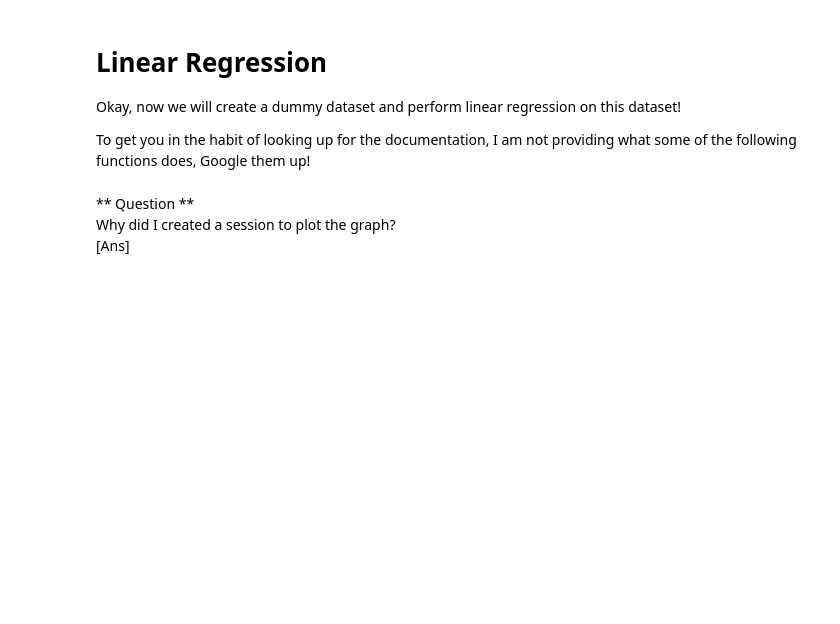
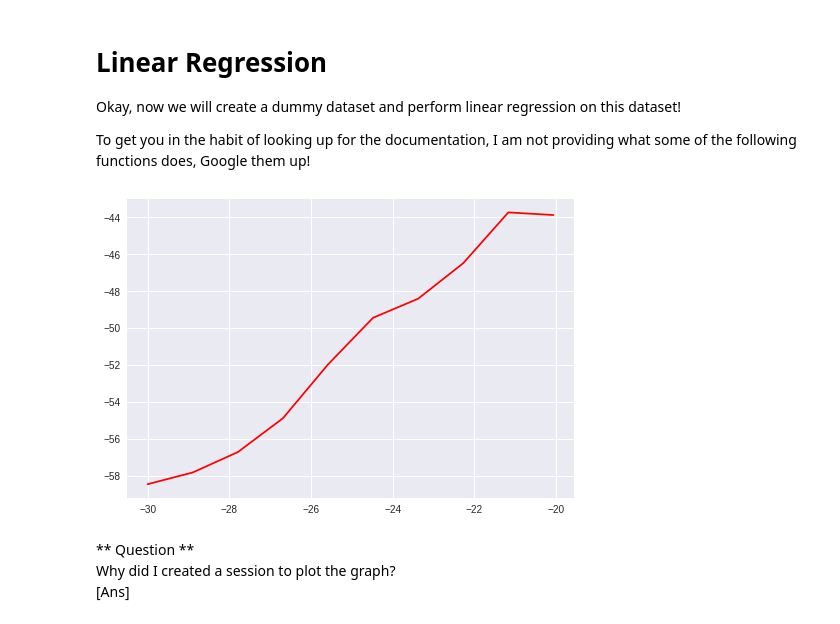
Before and after one commit to MLCCKolkata/Assignment-4, a Jupyter notebook: avishekdas128.ipynb, the cells around one changed output. Drawn from its saved outputs; the diff is of its cells as text; code cells hidden in the pictures; blank space fills up the shorter version.

```diff
--- a/avishekdas128.ipynb
+++ b/avishekdas128.ipynb
@@ -220,8 +250,10 @@ n_epochs = 1000
 interval = 50
 # %%
 # let's viz the first 10 datapoints of the dataset
-plt.plot(train_X[:10], train_Y[:10], 'g')
+plt.plot(train_X[:10], train_Y[:10], 'r')
 plt.show()
+# %% [output]
+[figure, added]
 # %% [markdown]
 ** Question **<br/>
 Why did I created a session to plot the graph?<br/>
```
Also changed, not shown: parts of 12 cells of this notebook.
